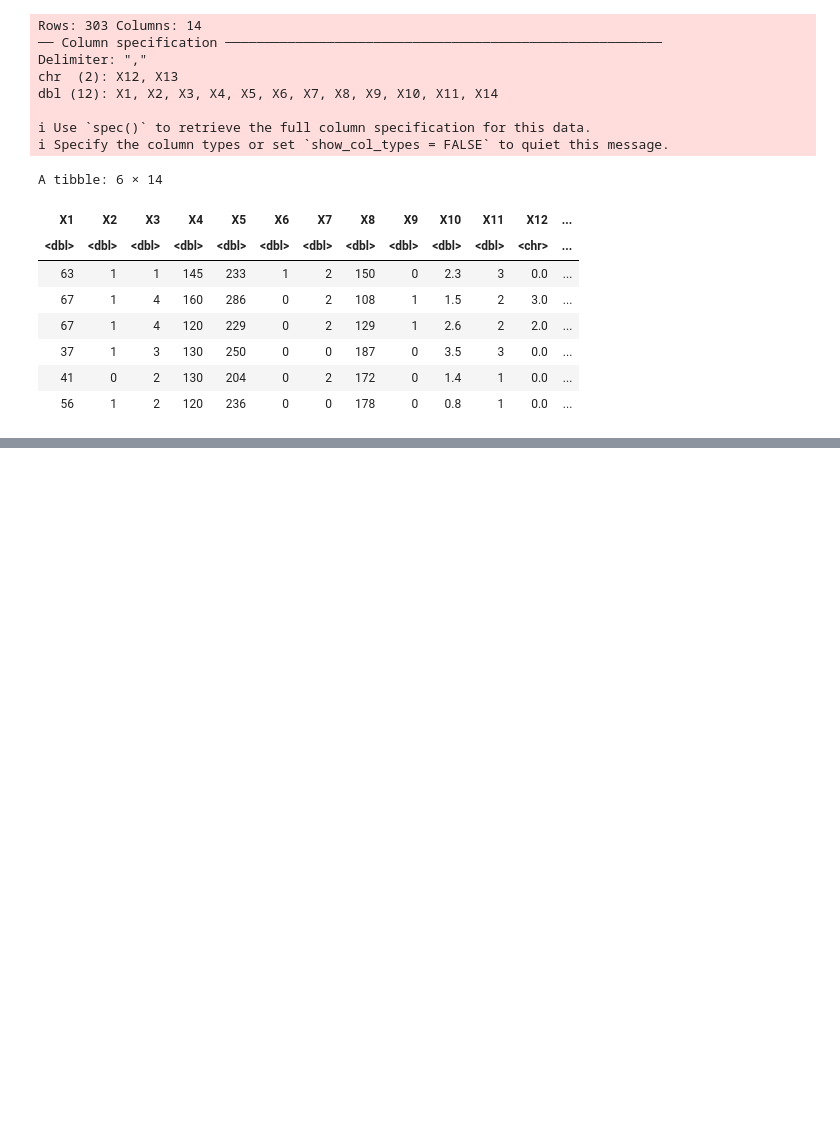
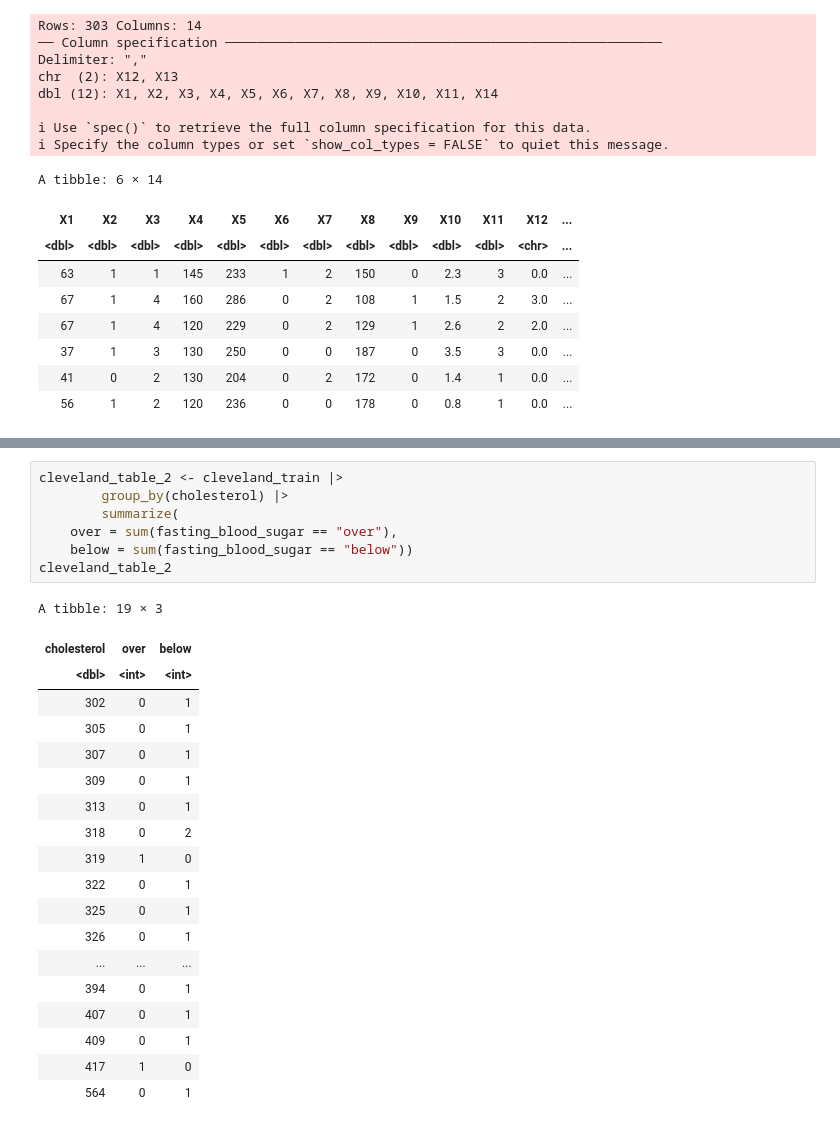
Before and after one commit to MelissaK9/dsci-100-2024s1, a Jupyter notebook: Melissakim.ipynb, the cells around one changed output, grey strips where cells are left out. Saved outputs shown, nothing was run; the diff lists cells and outputs as text; blank space fills up the shorter version.

```diff
--- a/Melissakim.ipynb
+++ b/Melissakim.ipynb
@@ -121,0 +110,27 @@ A tibble: 6 × 3
+# %%
+cleveland_table_2 <- cleveland_train |>
+        group_by(cholesterol) |>
+        summarize(
+    over = sum(fasting_blood_sugar == "over"),
+    below = sum(fasting_blood_sugar == "below"))
+cleveland_table_2
+# %% [output]
+A tibble: 19 × 3
+| cholesterol | over | below |
+| <dbl> | <int> | <int> |
+| 302 | 0 | 1 |
+| 305 | 0 | 1 |
+| 307 | 0 | 1 |
+| 309 | 0 | 1 |
+| 313 | 0 | 1 |
+| 318 | 0 | 2 |
+| 319 | 1 | 0 |
+| 322 | 0 | 1 |
+| 325 | 0 | 1 |
+| 326 | 0 | 1 |
+| ... | ... | ... |
+| 394 | 0 | 1 |
+| 407 | 0 | 1 |
+| 409 | 0 | 1 |
+| 417 | 1 | 0 |
+| 564 | 0 | 1 |
```
Also changed, not shown: parts of 17 cells of this notebook.
